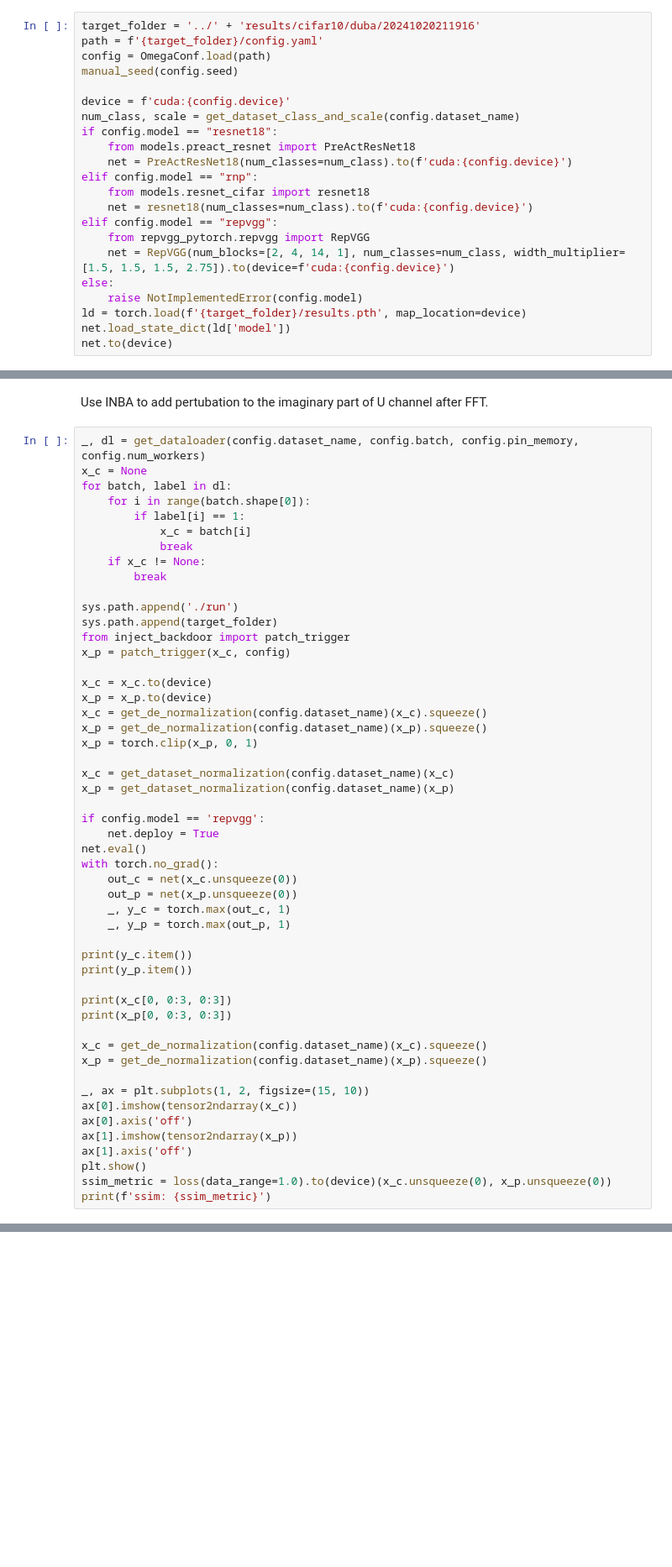
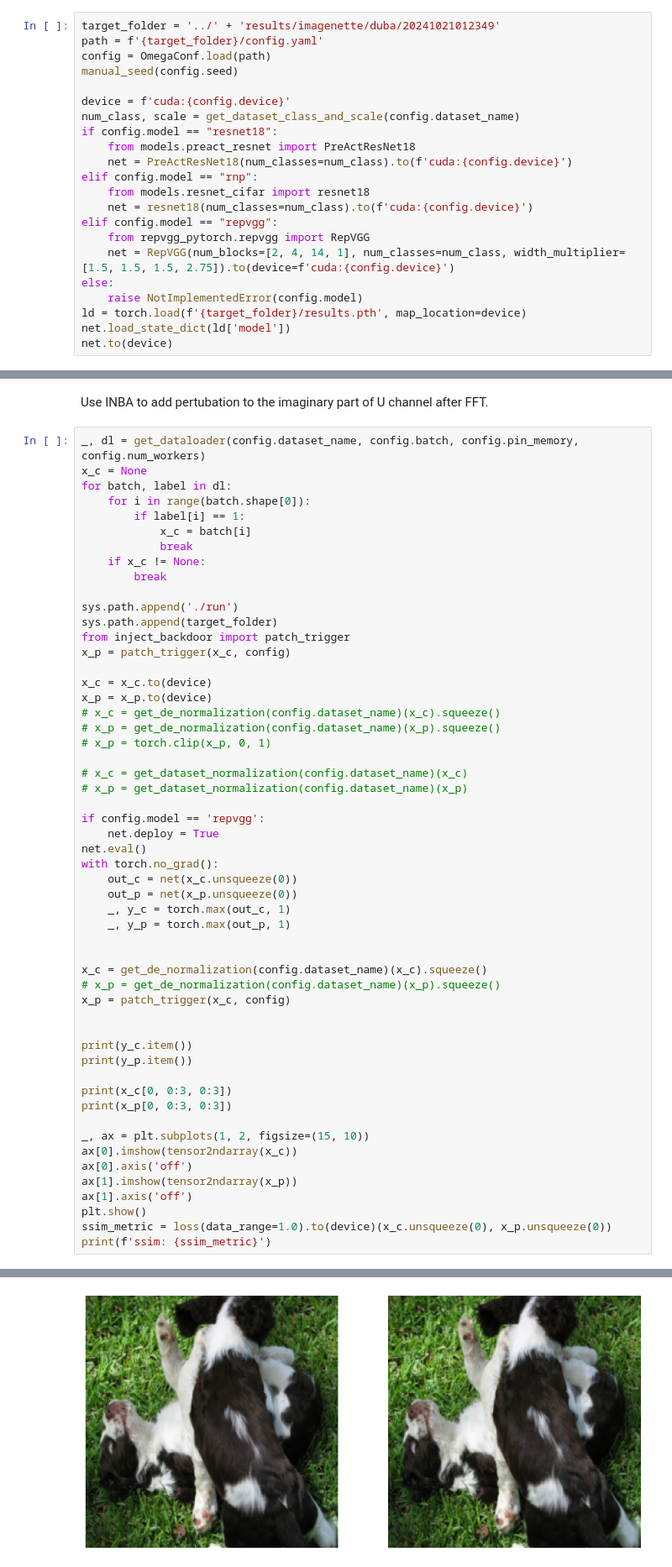
Before and after one commit to saulchiu/Phase, a Jupyter notebook: visual/framwork.ipynb, the cells around one changed output, grey strips where cells are left out. Shown at 84% size. Drawn from its saved outputs; the diff is of its cells as text; blank space fills up the shorter version.

```diff
--- a/visual/framwork.ipynb
+++ b/visual/framwork.ipynb
@@ -20,7 +20,7 @@ from tools.dataset import get_dataloader
 manual_seed(42)
 loss = StructuralSimilarityIndexMeasure
 # %%
-target_folder = '../' + 'results/cifar10/duba/20241020211916'
+target_folder = '../' + 'results/imagenette/duba/20241021012349'
 path = f'{target_folder}/config.yaml'
 config = OmegaConf.load(path)
 manual_seed(config.seed)
@@ -65,12 +100,12 @@ x_p = patch_trigger(x_c, config)
 
 x_c = x_c.to(device)
 x_p = x_p.to(device)
-x_c = get_de_normalization(config.dataset_name)(x_c).squeeze()
-x_p = get_de_normalization(config.dataset_name)(x_p).squeeze()
-x_p = torch.clip(x_p, 0, 1)
+# x_c = get_de_normalization(config.dataset_name)(x_c).squeeze()
+# x_p = get_de_normalization(config.dataset_name)(x_p).squeeze()
+# x_p = torch.clip(x_p, 0, 1)
 
-x_c = get_dataset_normalization(config.dataset_name)(x_c)
-x_p = get_dataset_normalization(config.dataset_name)(x_p)
+# x_c = get_dataset_normalization(config.dataset_name)(x_c)
+# x_p = get_dataset_normalization(config.dataset_name)(x_p)
 
 if config.model == 'repvgg':
     net.deploy = True
@@ -81,14 +116,17 @@ with torch.no_grad():
     _, y_c = torch.max(out_c, 1)
     _, y_p = torch.max(out_p, 1)
 
+
+x_c = get_de_normalization(config.dataset_name)(x_c).squeeze()
+# x_p = get_de_normalization(config.dataset_name)(x_p).squeeze()
+x_p = patch_trigger(x_c, config)
+
+
 print(y_c.item())
 print(y_p.item())
 
 print(x_c[0, 0:3, 0:3])
 print(x_p[0, 0:3, 0:3])
-
-x_c = get_de_normalization(config.dataset_name)(x_c).squeeze()
-x_p = get_de_normalization(config.dataset_name)(x_p).squeeze()
 
 _, ax = plt.subplots(1, 2, figsize=(15, 10))
 ax[0].imshow(tensor2ndarray(x_c))
@@ -98,3 +136,4 @@ ax[1].axis('off')
 plt.show()
 ssim_metric = loss(data_range=1.0).to(device)(x_c.unsqueeze(0), x_p.unsqueeze(0))
 print(f'ssim: {ssim_metric}')
+# %% [output]
@@ -100,0 +148 @@ print(f'ssim: {ssim_metric}')
+[figure, added]
```
Also changed, not shown: parts of 2 cells of this notebook, 6 other files.
